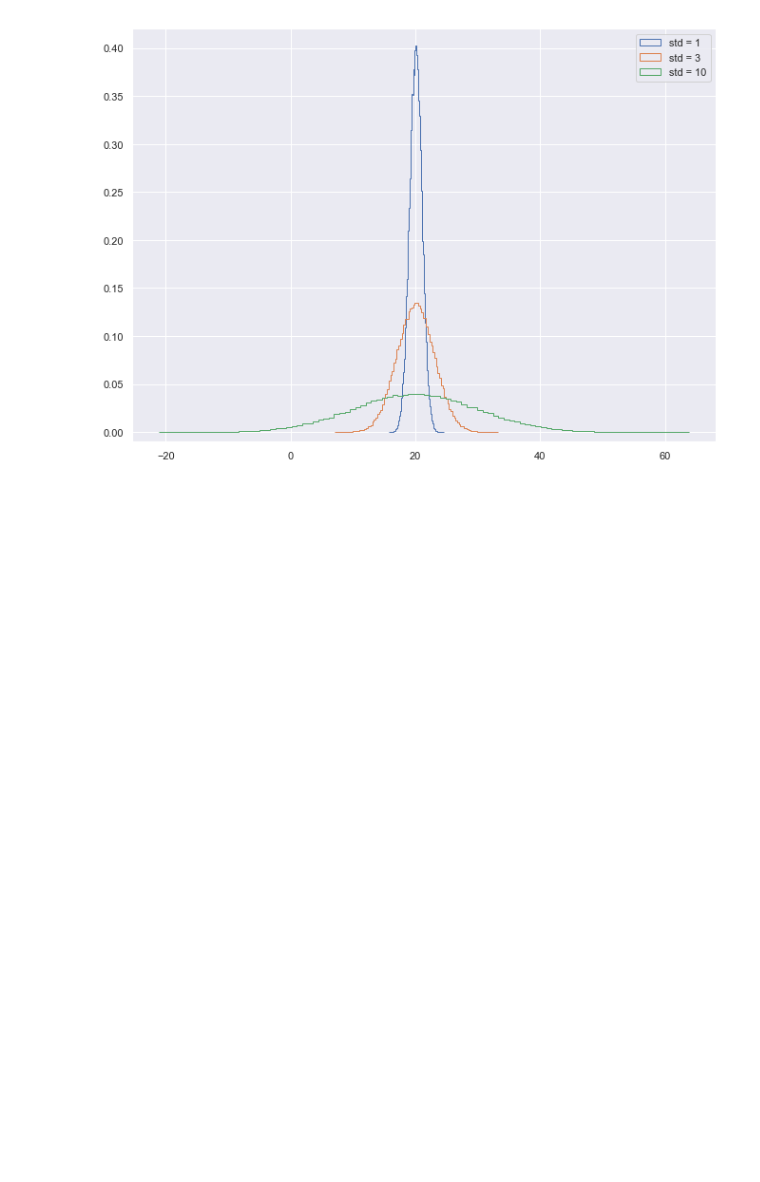
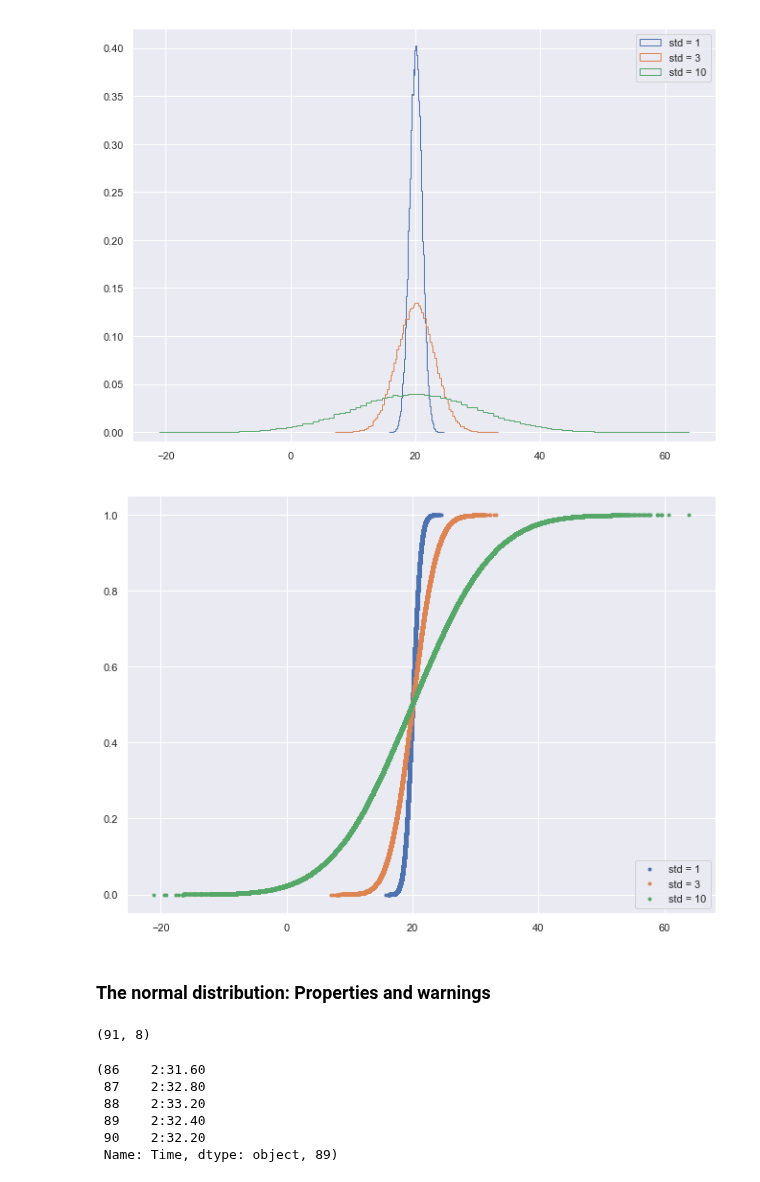
Before and after one commit to MikSm1th/datacamp_notes, a Jupyter notebook: statistical_thinking_in_python/Thinking probalitisically - Continous variables.ipynb, the cells around one changed output. Drawn from its saved outputs; the diff is of its cells as text; code cells hidden in the pictures; blank space fills up the shorter version.

```diff
--- a/statistical_thinking_in_python/Thinking probalitisically - Continous variables.ipynb
+++ b/statistical_thinking_in_python/Thinking probalitisically - Continous variables.ipynb
@@ -80,3 +80,31 @@ plt.ylim(-0.01, 0.42)
 plt.show()
 # %% [output]
 [figure]
+# %%
+x_std1, y_std1 = ecdf(samples_std1)
+x_std3, y_std3 = ecdf(samples_std3)
+x_std10, y_std10 = ecdf(samples_std10)
+_ = plt.plot(x_std1, y_std1, marker='.', linestyle='none')
+_ = plt.plot(x_std3, y_std3, marker='.', linestyle='none')
+_ = plt.plot(x_std10, y_std10, marker='.', linestyle='none')
+_ = plt.legend(('std = 1', 'std = 3', 'std = 10'), loc='lower right')
+plt.show()
+# %% [output]
+[figure, added]
+# %% [markdown]
+### The normal distribution: Properties and warnings
+# %%
+belmont = pd.read_csv('belmont.csv')
+belmont.shape
+# %% [output]
+(91, 8)
+# %%
+belmont_n_o = belmont.loc[(belmont['Year'] != 1973) & (belmont['Year'] != 1970)]['Time']
+belmont_n_o.tail(), len(belmont_n_o)
+# %% [output]
+(86    2:31.60
+ 87    2:32.80
+ 88    2:33.20
+ 89    2:32.40
+ 90    2:32.20
+ Name: Time, dtype: object, 89)
```
Also changed, not shown: parts of 1 cell of this notebook.
